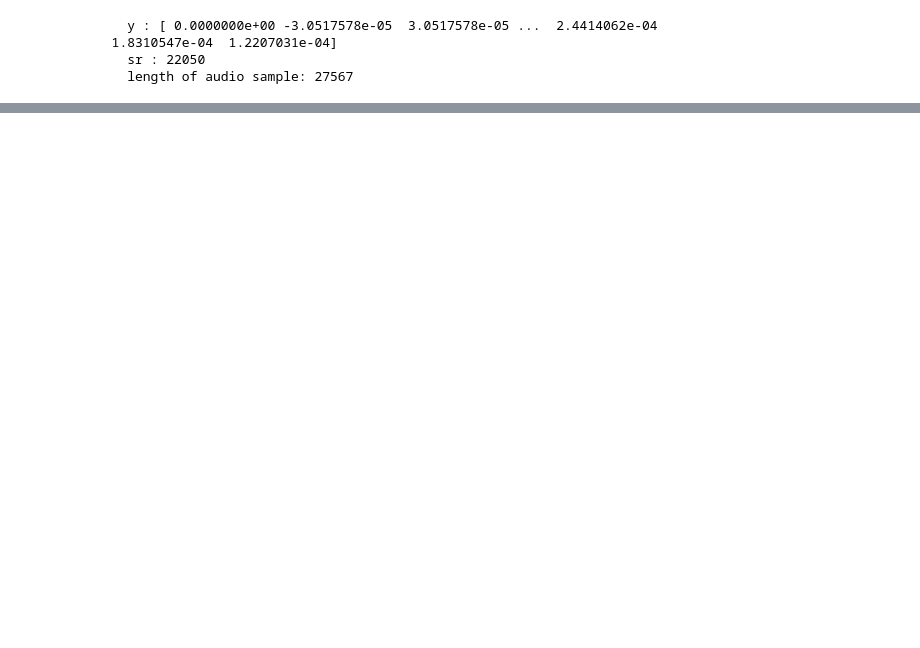
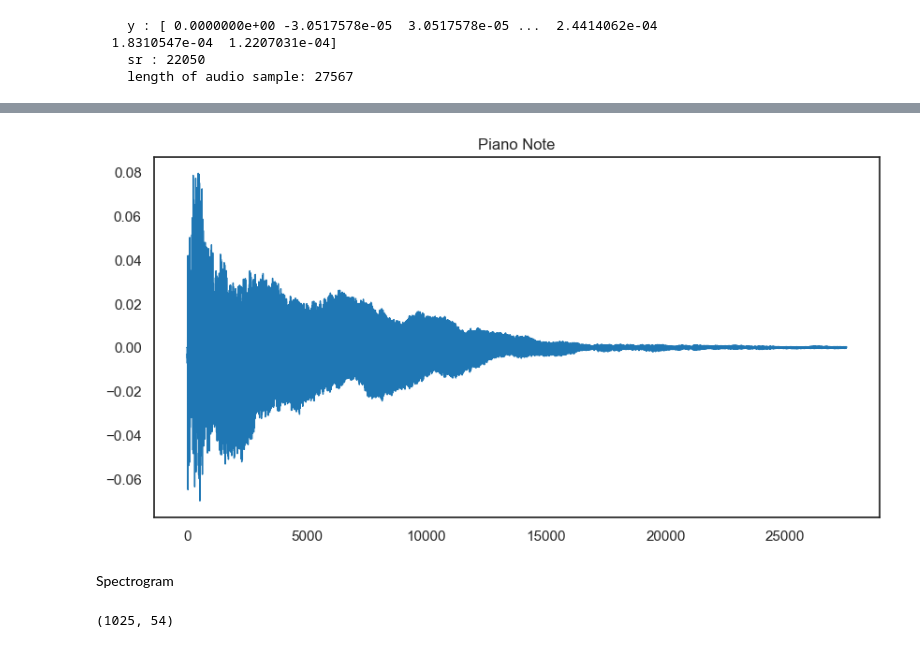
Before and after one commit to Yashasvi222/SynthGAN, a Jupyter notebook: Preprocessing/audio_explorer.ipynb, the cells around one changed output, grey strips where cells are left out. Drawn from its saved outputs; the diff is of its cells as text; code cells hidden in the pictures; blank space fills up the shorter version.

Commit message:
Spectrogram and Mel-Spectrogram

```diff
--- a/Preprocessing/audio_explorer.ipynb
+++ b/Preprocessing/audio_explorer.ipynb
@@ -84,0 +100,7 @@ print(f"""
+# %%
+pd.Series(y).plot(figsize=(10,5), lw=1, title='Piano Note')
+plt.show()
+# %% [output]
+[figure, added]
+# %% [markdown]
+Spectrogram
@@ -84,0 +110,4 @@ print(f"""
+# %%
+S_db.shape
+# %% [output]
+(1025, 54)
```
Also changed, not shown: parts of 6 cells of this notebook.
